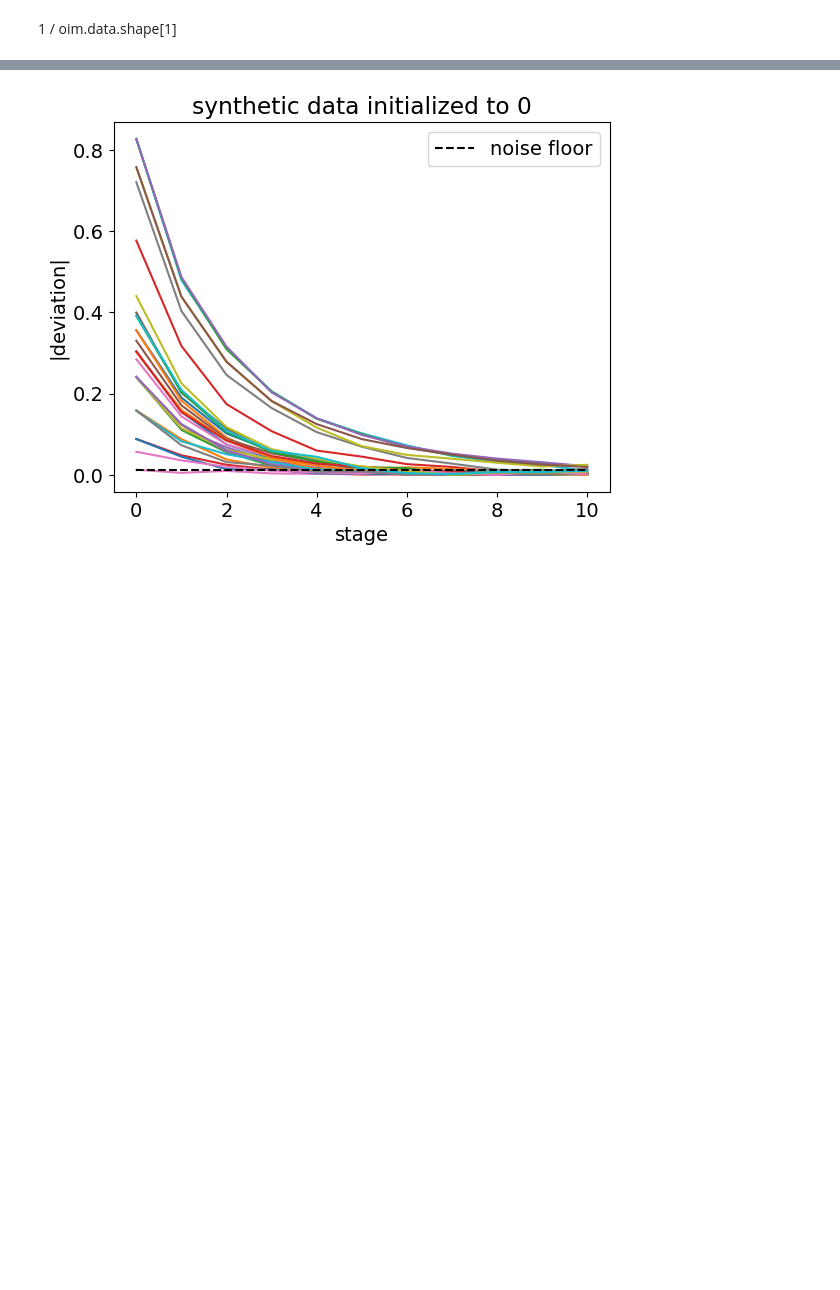
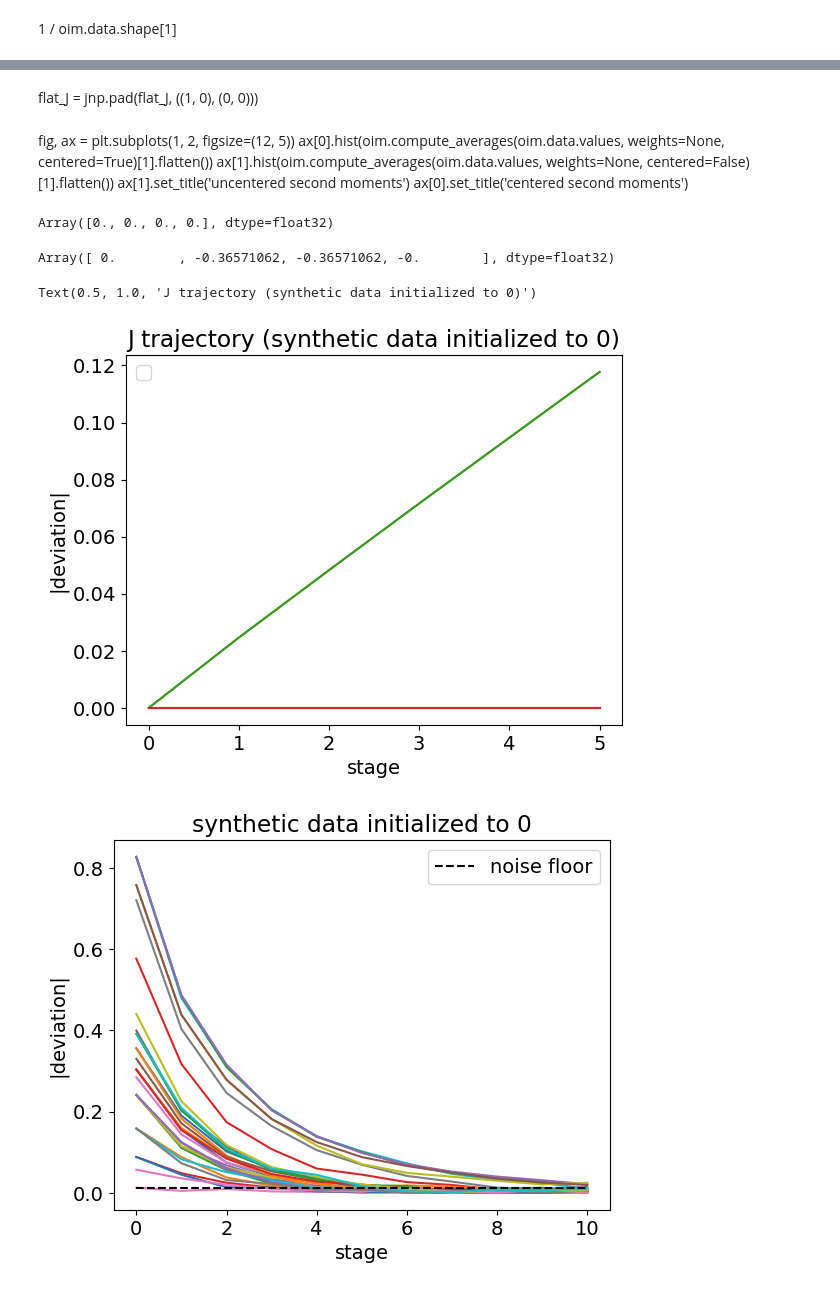
Before and after one commit to juancarlosfdc/noncanonical-olfaction, a Jupyter notebook: ising/fit_ising_model.ipynb, the cells around one changed output, grey strips where cells are left out. Drawn from its saved outputs; the diff is of its cells as text; code cells hidden in the pictures; blank space fills up the shorter version.

```diff
--- a/ising/fit_ising_model.ipynb
+++ b/ising/fit_ising_model.ipynb
@@ -383,9 +423,10 @@ nn.sigmoid(2 * jax.scipy.stats.mode(h)[0])
 # %%
 h = oim.fit_h_to_empirical_means()
 N = len(h)
-J = jnp.zeros((N, N))
+J_init = jnp.zeros((N, N))
+# J_init = J
 # h = jnp.zeros(len(h))
 # h += .1 * jax.random.normal(key, shape=h.shape)
 # %%
-stages, iterations = 2, 1
-new_h, new_J, h_traj, J_traj = oim.optimize_ising_model(key, h, J, 1, 0, stages=stages, iterations=iterations)
+stages, iterations = 5, 1
+new_h, new_J, h_traj, J_traj = oim.optimize_ising_model(key, h, J_init, eta=.1, k=100, stages=stages, iterations=iterations)
@@ -408 +433,13 @@ max_ = jnp.argmax(means)
+# %%
+flat_J = jnp.reshape(J_traj, (stages * iterations, N*N))
+flat_J = jnp.concat([jnp.reshape(J_init, (1, N*N)), flat_J])
+flat_true_J = J.flatten()
+# %% [markdown]
+flat_J = jnp.pad(flat_J, ((1, 0), (0, 0)))
+# %% [markdown]
+fig, ax = plt.subplots(1, 2, figsize=(12, 5))
+ax[0].hist(oim.compute_averages(oim.data.values, weights=None, centered=True)[1].flatten())
+ax[1].hist(oim.compute_averages(oim.data.values, weights=None, centered=False)[1].flatten())
+ax[1].set_title('uncentered second moments')
+ax[0].set_title('centered second moments')
 # %%
@@ -410,3 +447,29 @@ mfloor, _ = oim.compute_background_average_deviations(key)
+# %%
+flat_J[-1]
+# %% [output]
+Array([0., 0., 0., 0.], dtype=float32)
+# %%
+flat_true_J
+# %% [output]
+Array([ 0.        , -0.36571062, -0.36571062, -0.        ], dtype=float32)
+# %%
+fig, ax = plt.subplots()
+for i in range(len(flat_true_J) // 1):
+    label = f'{flat_true_J[i]}'
+    label = None
+    # ax.plot(jnp.abs(flat_J[:, i] - flat_true_J[i]), label=label)
+    ax.plot(flat_J[:, i], label=label)
+    # ax.set_yscale('log')
+
+# ax.hlines(c_floor, 0, 10, ls='--', color='black', label='noise floor')
+ax.set_xlabel('stage')
+ax.set_ylabel('|deviation|')
+ax.legend()
+ax.set_title('J trajectory (synthetic data initialized to 0)')
+# fig.savefig('tmp.png', bbox_inches='tight')
+# %% [output]
+Text(0.5, 1.0, 'J trajectory (synthetic data initialized to 0)')
+[figure, added]
 # %%
 fig, ax = plt.subplots()
 best_hs = jnp.asarray(oim.fit_h_to_empirical_means())
```
Also changed, not shown: parts of 20 cells of this notebook.
